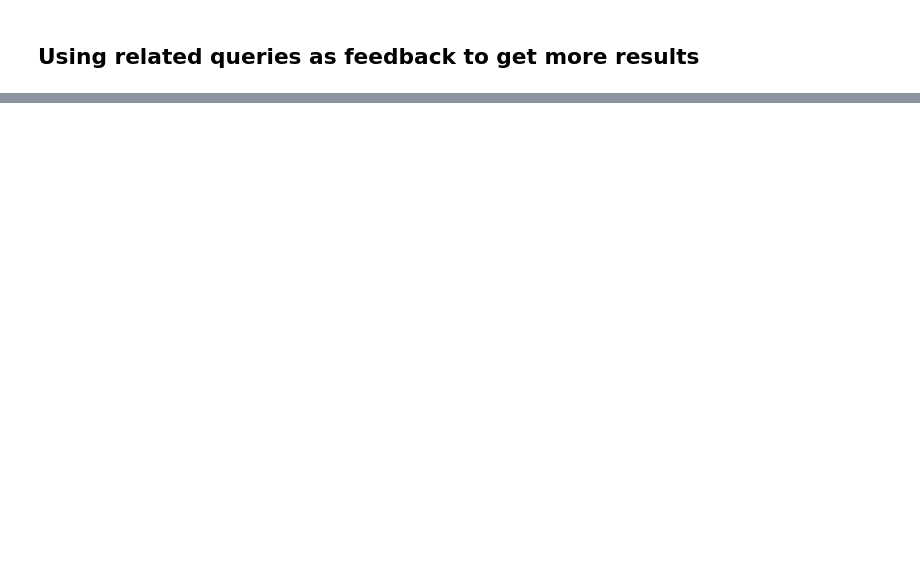
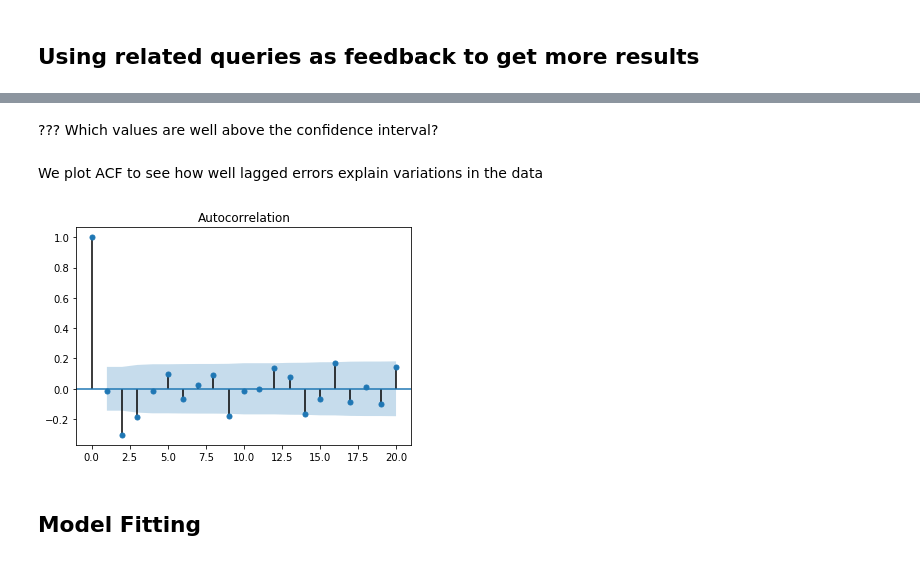
Before and after one commit to Allen-Z-4230/FutureGas, a Jupyter notebook: google_trends.ipynb, the cells around one changed output, grey strips where cells are left out. Cells and saved outputs as stored; diff of their text form; code cells hidden in the pictures; blank space fills up the shorter version.

```diff
--- a/google_trends.ipynb
+++ b/google_trends.ipynb
@@ -188,0 +200,10 @@ dot
+# %% [markdown]
+??? Which values are well above the confidence interval?
+# %% [markdown]
+We plot ACF to see how well lagged errors explain variations in the data
+# %%
+plot_acf(np.diff(interest_df[kw], axis = 0), lags = 20);
+# %% [output]
+[figure, added]
+# %% [markdown]
+## Model Fitting
```
Also changed, not shown: parts of 28 cells of this notebook.
